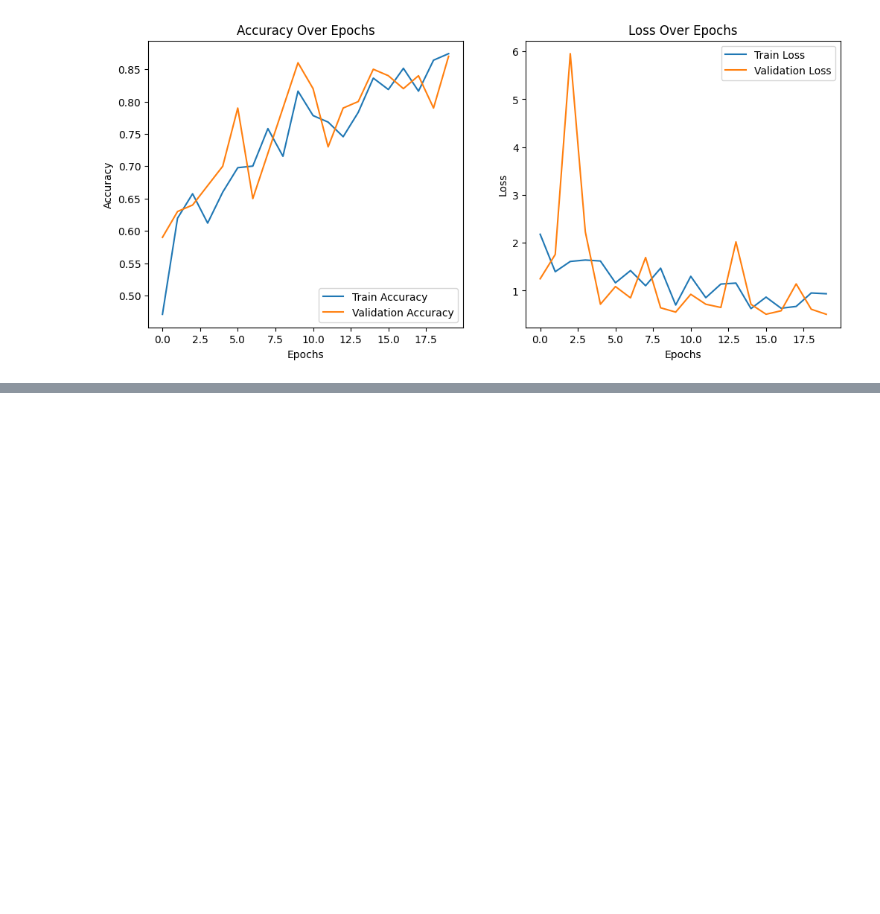
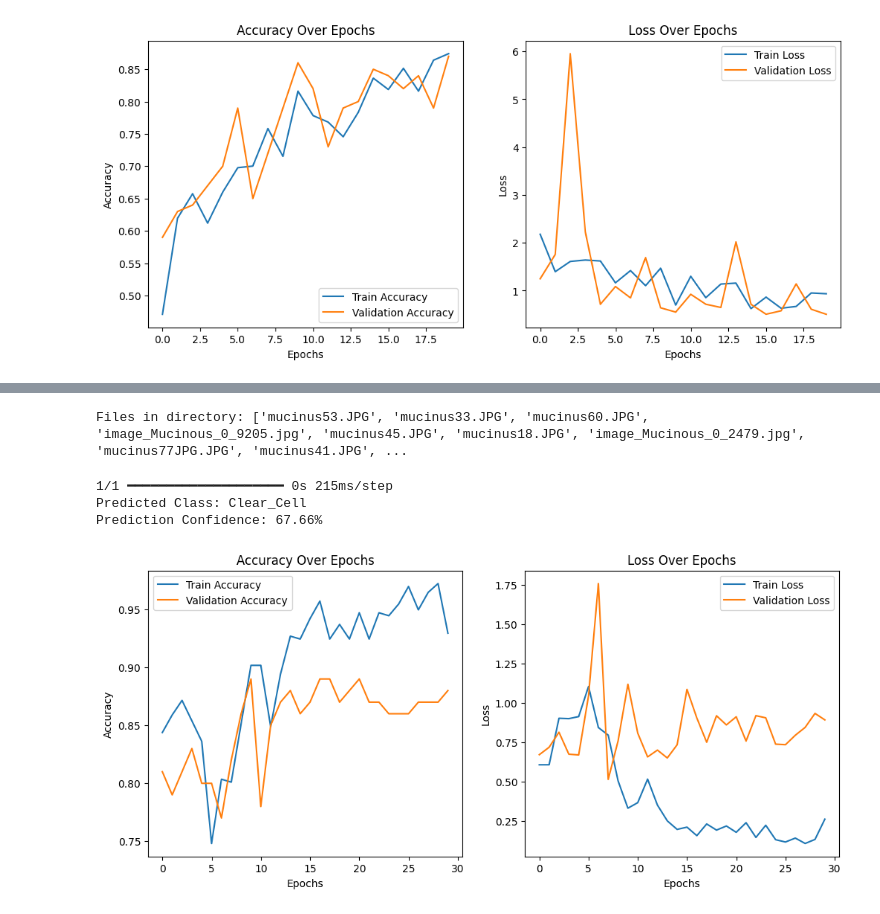
Before and after one commit to samiha-mahin/Ovarian-cancer, a Jupyter notebook: EfficientNetV2.ipynb, the cells around one changed output, grey strips where cells are left out. Drawn from its saved outputs; the diff is of its cells as text; code cells hidden in the pictures; blank space fills up the shorter version.

```diff
--- a/EfficientNetV2.ipynb
+++ b/EfficientNetV2.ipynb
@@ -259,0 +368,43 @@ plt.show()
+# %%
+import os
+
+folder_path = "OvarianCancer/Mucinous"  # Change folder if needed
+
+if os.path.exists(folder_path):
+    print("Files in directory:", os.listdir(folder_path))
+else:
+    print("Error: Folder does not exist!")
+# %% [output]
+Files in directory: ['mucinus53.JPG', 'mucinus33.JPG', 'mucinus60.JPG', 'image_Mucinous_0_9205.jpg', 'mucinus45.JPG', 'mucinus18.JPG', 'image_Mucinous_0_2479.jpg', 'mucinus77JPG.JPG', 'mucinus41.JPG', ...
+# %%
+predict_image("OvarianCancer/Mucinous/mucinus53.JPG")  # Replace with a valid image filename
+# %% [output]
+1/1 ━━━━━━━━━━━━━━━━━━━━ 0s 215ms/step
+Predicted Class: Clear_Cell
+Prediction Confidence: 67.66%
+# %%
+import matplotlib.pyplot as plt
+
+plt.figure(figsize=(12, 5))
+
+# Accuracy plot
+plt.subplot(1, 2, 1)
+plt.plot(history.history["accuracy"], label="Train Accuracy")
+plt.plot(history.history["val_accuracy"], label="Validation Accuracy")
+plt.title("Accuracy Over Epochs")
+plt.xlabel("Epochs")
+plt.ylabel("Accuracy")
+plt.legend()
+
+# Loss plot
+plt.subplot(1, 2, 2)
+plt.plot(history.history["loss"], label="Train Loss")
+plt.plot(history.history["val_loss"], label="Validation Loss")
+plt.title("Loss Over Epochs")
+plt.xlabel("Epochs")
+plt.ylabel("Loss")
+plt.legend()
+
+plt.show()
+# %% [output]
+[figure, added]
```
Also changed, not shown: parts of 3 cells of this notebook.
